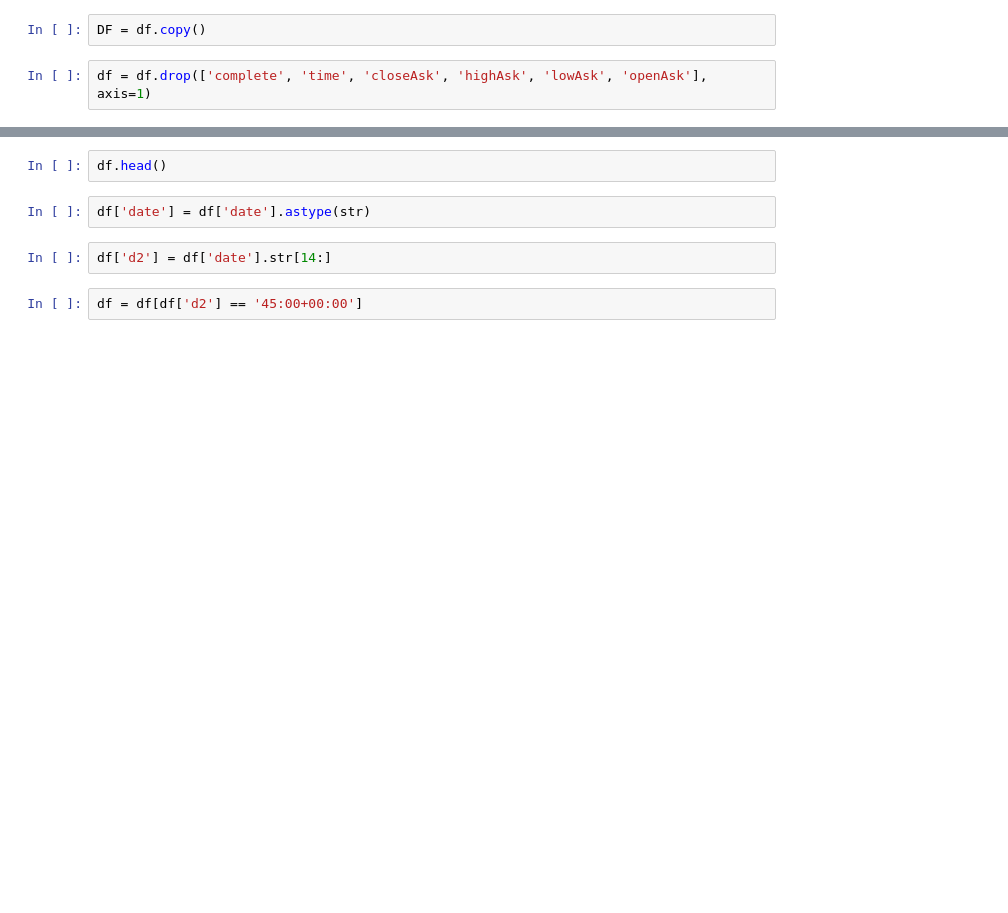
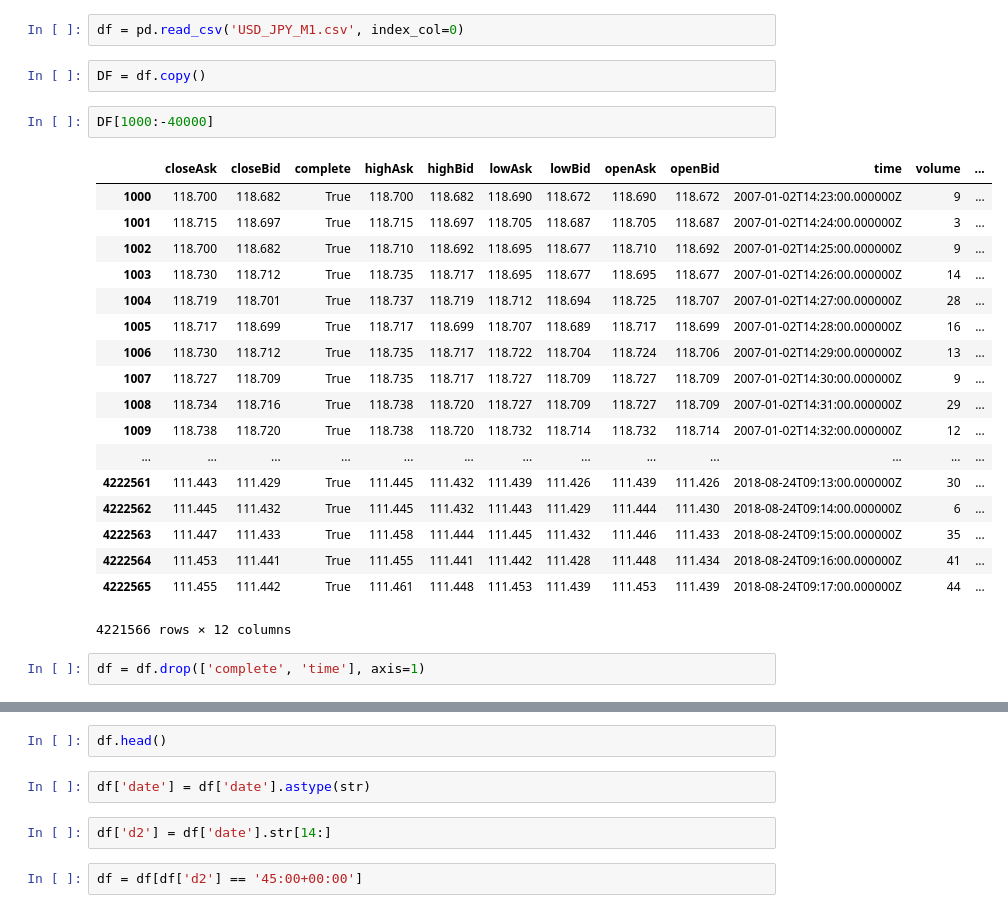
Before and after one commit to prophetai/stock_prophets, a Jupyter notebook: Notebooks/FX.ipynb, the cells around one changed output, grey strips where cells are left out. Saved outputs shown, nothing was run; the diff lists cells and outputs as text; blank space fills up the shorter version.

```diff
--- a/Notebooks/FX.ipynb
+++ b/Notebooks/FX.ipynb
@@ -40,5 +63,28 @@ df['date'] = date
+# %%
+df = pd.read_csv('USD_JPY_M1.csv', index_col=0)
 # %%
 DF = df.copy()
+# %%
+DF[1000:-40000]
+# %% [output]
+|  | closeAsk | closeBid | complete | highAsk | highBid | lowAsk | lowBid | openAsk | openBid | time | volume | ... |
+| 1000 | 118.700 | 118.682 | True | 118.700 | 118.682 | 118.690 | 118.672 | 118.690 | 118.672 | 2007-01-02T14:23:00.000000Z | 9 | ... |
+| 1001 | 118.715 | 118.697 | True | 118.715 | 118.697 | 118.705 | 118.687 | 118.705 | 118.687 | 2007-01-02T14:24:00.000000Z | 3 | ... |
+| 1002 | 118.700 | 118.682 | True | 118.710 | 118.692 | 118.695 | 118.677 | 118.710 | 118.692 | 2007-01-02T14:25:00.000000Z | 9 | ... |
+| 1003 | 118.730 | 118.712 | True | 118.735 | 118.717 | 118.695 | 118.677 | 118.695 | 118.677 | 2007-01-02T14:26:00.000000Z | 14 | ... |
+| 1004 | 118.719 | 118.701 | True | 118.737 | 118.719 | 118.712 | 118.694 | 118.725 | 118.707 | 2007-01-02T14:27:00.000000Z | 28 | ... |
+| 1005 | 118.717 | 118.699 | True | 118.717 | 118.699 | 118.707 | 118.689 | 118.717 | 118.699 | 2007-01-02T14:28:00.000000Z | 16 | ... |
+| 1006 | 118.730 | 118.712 | True | 118.735 | 118.717 | 118.722 | 118.704 | 118.724 | 118.706 | 2007-01-02T14:29:00.000000Z | 13 | ... |
+| 1007 | 118.727 | 118.709 | True | 118.735 | 118.717 | 118.727 | 118.709 | 118.727 | 118.709 | 2007-01-02T14:30:00.000000Z | 9 | ... |
+| 1008 | 118.734 | 118.716 | True | 118.738 | 118.720 | 118.727 | 118.709 | 118.727 | 118.709 | 2007-01-02T14:31:00.000000Z | 29 | ... |
+| 1009 | 118.738 | 118.720 | True | 118.738 | 118.720 | 118.732 | 118.714 | 118.732 | 118.714 | 2007-01-02T14:32:00.000000Z | 12 | ... |
+| ... | ... | ... | ... | ... | ... | ... | ... | ... | ... | ... | ... | ... |
+| 4222561 | 111.443 | 111.429 | True | 111.445 | 111.432 | 111.439 | 111.426 | 111.439 | 111.426 | 2018-08-24T09:13:00.000000Z | 30 | ... |
+| 4222562 | 111.445 | 111.432 | True | 111.445 | 111.432 | 111.443 | 111.429 | 111.444 | 111.430 | 2018-08-24T09:14:00.000000Z | 6 | ... |
+| 4222563 | 111.447 | 111.433 | True | 111.458 | 111.444 | 111.445 | 111.432 | 111.446 | 111.433 | 2018-08-24T09:15:00.000000Z | 35 | ... |
+| 4222564 | 111.453 | 111.441 | True | 111.455 | 111.441 | 111.442 | 111.428 | 111.448 | 111.434 | 2018-08-24T09:16:00.000000Z | 41 | ... |
+| 4222565 | 111.455 | 111.442 | True | 111.461 | 111.448 | 111.453 | 111.439 | 111.453 | 111.439 | 2018-08-24T09:17:00.000000Z | 44 | ... |
+4221566 rows × 12 columns
 # %%
-df = df.drop(['complete', 'time', 'closeAsk', 'highAsk', 'lowAsk', 'openAsk'], axis=1)
+df = df.drop(['complete', 'time'], axis=1)
 # %%
```
Also changed, not shown: parts of 10 cells of this notebook.
